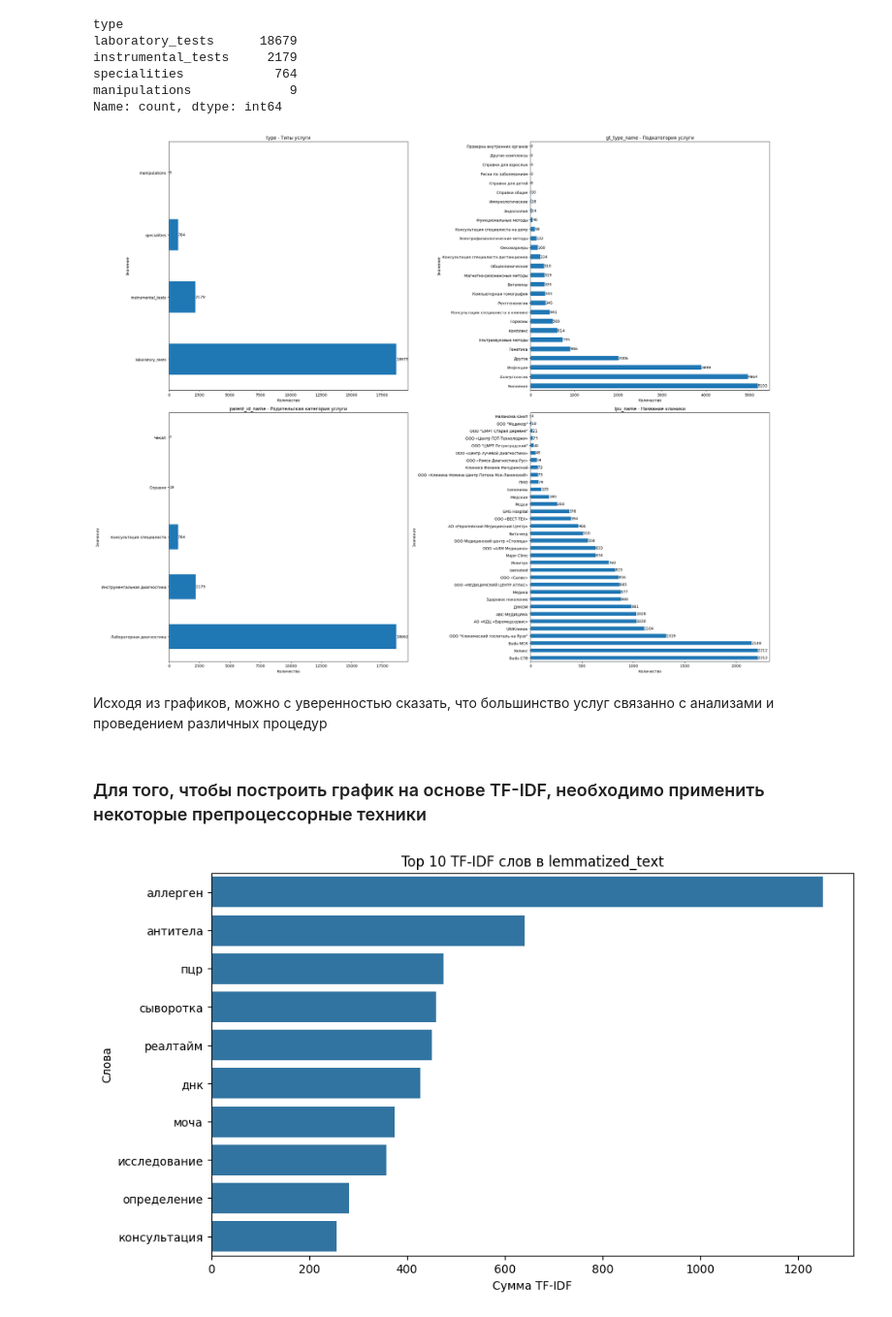
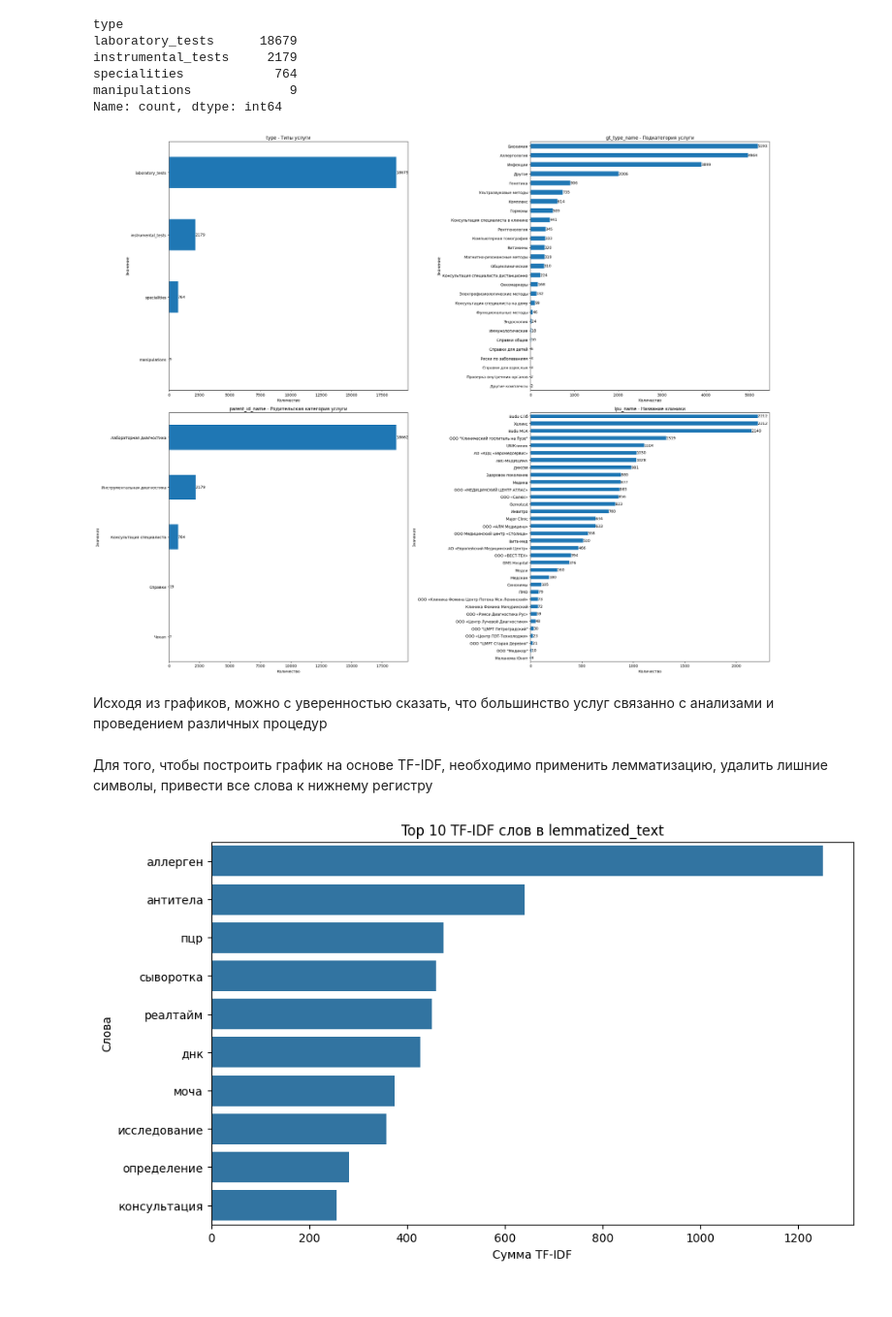
Before and after one commit to EugeneBondarenko1T/clinic_service_matcher, a Jupyter notebook: notebooks/eda_clinic_services.ipynb, the cells around one changed output. Shown at 97% size. Saved outputs shown, nothing was run; the diff lists cells and outputs as text; code cells hidden in the pictures.

```diff
--- a/notebooks/eda_clinic_services.ipynb
+++ b/notebooks/eda_clinic_services.ipynb
@@ -302,28 +369,29 @@ Name: count, dtype: int64
 # %%
-def plot_value_counts_with_labels(data, columns, nrows=2, ncols=2, figsize=(14, 10)):
+def plot_value_counts_with_labels(data: pd.DataFrame,
+    columns: list,
+    nrows: int = 2,
+    ncols: int = 2,
+    name_col: dict = None,
+    figsize=(14, 10)) -> None:
     """
     Функция для построения матрицы горизонтальных графиков распределения значений для нескольких столбцов
     с указанием числового значения рядом с каждым столбцом и добавлением описания из словаря.
 
-    Parameters:
-    data (DataFrame): Датасет, содержащий данные.
-    columns (list): Список названий столбцов, для которых нужно построить графики.
-    nrows (int): Количество строк в матрице графиков.
-    ncols (int): Количество столбцов в матрице графиков.
-    figsize (tuple): Размер фигуры.
+    Parameters_:
+        - data (DataFrame): Датасет.
+        - columns (list): Список названий столбцов, для которых нужно построить графики.
+        - nrows (int): Количество строк в матрице графиков.
+        - ncols (int): Количество столбцов в матрице графиков.
+        - figsize (tuple): Размер фигуры.
+    Returns_:
+        None
     """
-    descriptions = {
-        'type': 'Типы услуги',
-        'gt_type_name': 'Подкатегория услуги',
-        'parent_id_name': 'Родительская категория услуги',
-        'lpu_name': 'Название клиники'
-    }
-
     fig, axes = plt.subplots(nrows, ncols, figsize=figsize)
     axes = axes.flatten()
 
     for i, column in enumerate(columns):
-        value_counts = data[column].value_counts()
+        value_counts = data[column].value_counts().sort_values(ascending=True)
+
         ax = value_counts.plot(kind='barh', ax=axes[i], title=column)
 
         for p in ax.patches:
@@ -331,8 +399,8 @@ def plot_value_counts_with_labels(data, columns, nrows=2, ncols=2, figsize=(14,
                         ha='left', va='center')
 
         title = f'{column}'
-        if column in descriptions:
-            title += f" - {descriptions[column]}"
+        if name_col and column in name_col:
+            title += f" - {name_col[column]}"
         ax.set_title(title)
 
         ax.set_xlabel('Количество')
@@ -343,15 +411,16 @@ def plot_value_counts_with_labels(data, columns, nrows=2, ncols=2, figsize=(14,
 # %%
 plot_value_counts_with_labels(data=data_for_plots,
                          columns=["type", "gt_type_name", "parent_id_name", "lpu_name"],
                          figsize=(25, 20),
                          ncols=2,
-                         nrows=2)
+                         nrows=2,
+                         name_col=descriptions)
 # %% [output]
-[figure, old version]
+[figure, new version]
 # %% [markdown]
 Исходя из графиков, можно с уверенностью сказать, что большинство услуг связанно с анализами и проведением различных процедур
 # %% [markdown]
-### Для того, чтобы построить график на основе TF-IDF, необходимо применить некоторые препроцессорные техники
+Для того, чтобы построить график на основе TF-IDF, необходимо применить лемматизацию, удалить лишние символы, привести все слова к нижнему регистру
 # %%
 nlp = spacy.load('ru_core_news_md')
 
```
Also changed, not shown: parts of 33 cells of this notebook, 3 other files.
